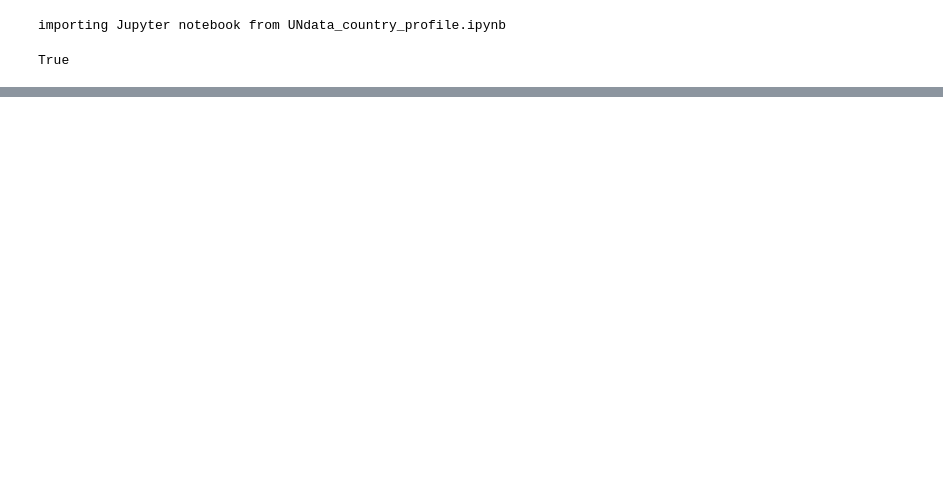
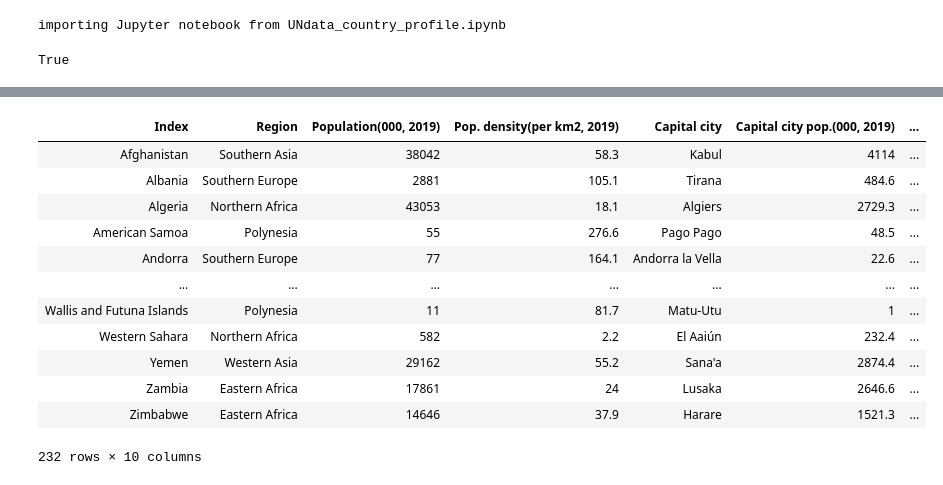
Before and after one commit to amayooo/data-tah-dah, a Jupyter notebook: UNdata/UNdata_multiple_countries.ipynb, the cells around one changed output, grey strips where cells are left out. Saved outputs shown, nothing was run; the diff lists cells and outputs as text; code cells hidden in the pictures; blank space fills up the shorter version.

```diff
--- a/UNdata/UNdata_multiple_countries.ipynb
+++ b/UNdata/UNdata_multiple_countries.ipynb
@@ -99 +81,20 @@ GI
+# %%
+GIt = GI.transpose()[1:]
+GIt.columns = GI.Index
+# %%
+GIt
+# %% [output]
+| Index | Region | Population(000, 2019) | Pop. density(per km2, 2019) | Capital city | Capital city pop.(000, 2019) | ... |
+| Afghanistan | Southern Asia | 38042 | 58.3 | Kabul | 4114 | ... |
+| Albania | Southern Europe | 2881 | 105.1 | Tirana | 484.6 | ... |
+| Algeria | Northern Africa | 43053 | 18.1 | Algiers | 2729.3 | ... |
+| American Samoa | Polynesia | 55 | 276.6 | Pago Pago | 48.5 | ... |
+| Andorra | Southern Europe | 77 | 164.1 | Andorra la Vella | 22.6 | ... |
+| ... | ... | ... | ... | ... | ... | ... |
+| Wallis and Futuna Islands | Polynesia | 11 | 81.7 | Matu-Utu | 1 | ... |
+| Western Sahara | Northern Africa | 582 | 2.2 | El Aaiún | 232.4 | ... |
+| Yemen | Western Asia | 29162 | 55.2 | Sana'a | 2874.4 | ... |
+| Zambia | Eastern Africa | 17861 | 24 | Lusaka | 2646.6 | ... |
+| Zimbabwe | Eastern Africa | 14646 | 37.9 | Harare | 1521.3 | ... |
+232 rows × 10 columns
 # %%
```
Also changed, not shown: parts of 9 cells of this notebook, 2 other files.
